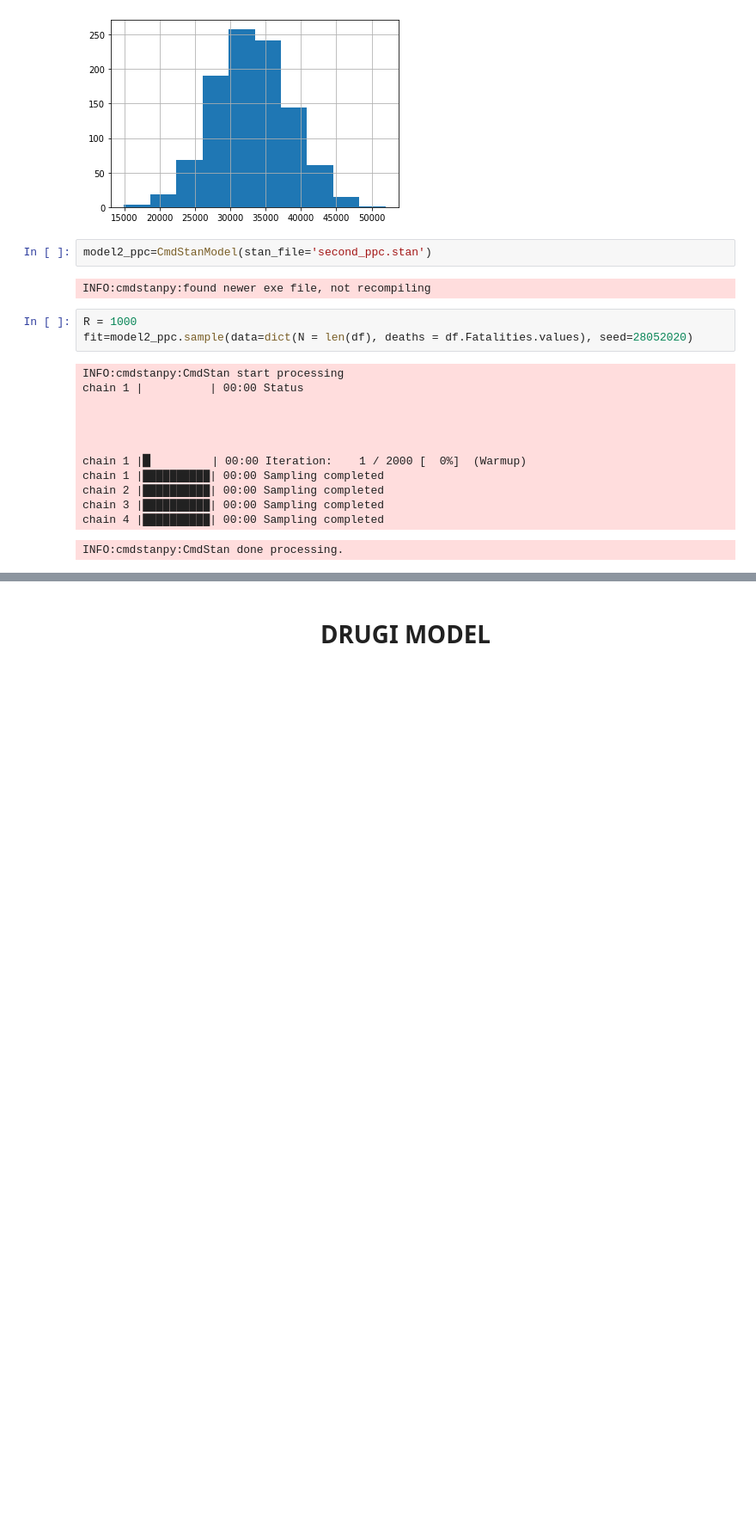
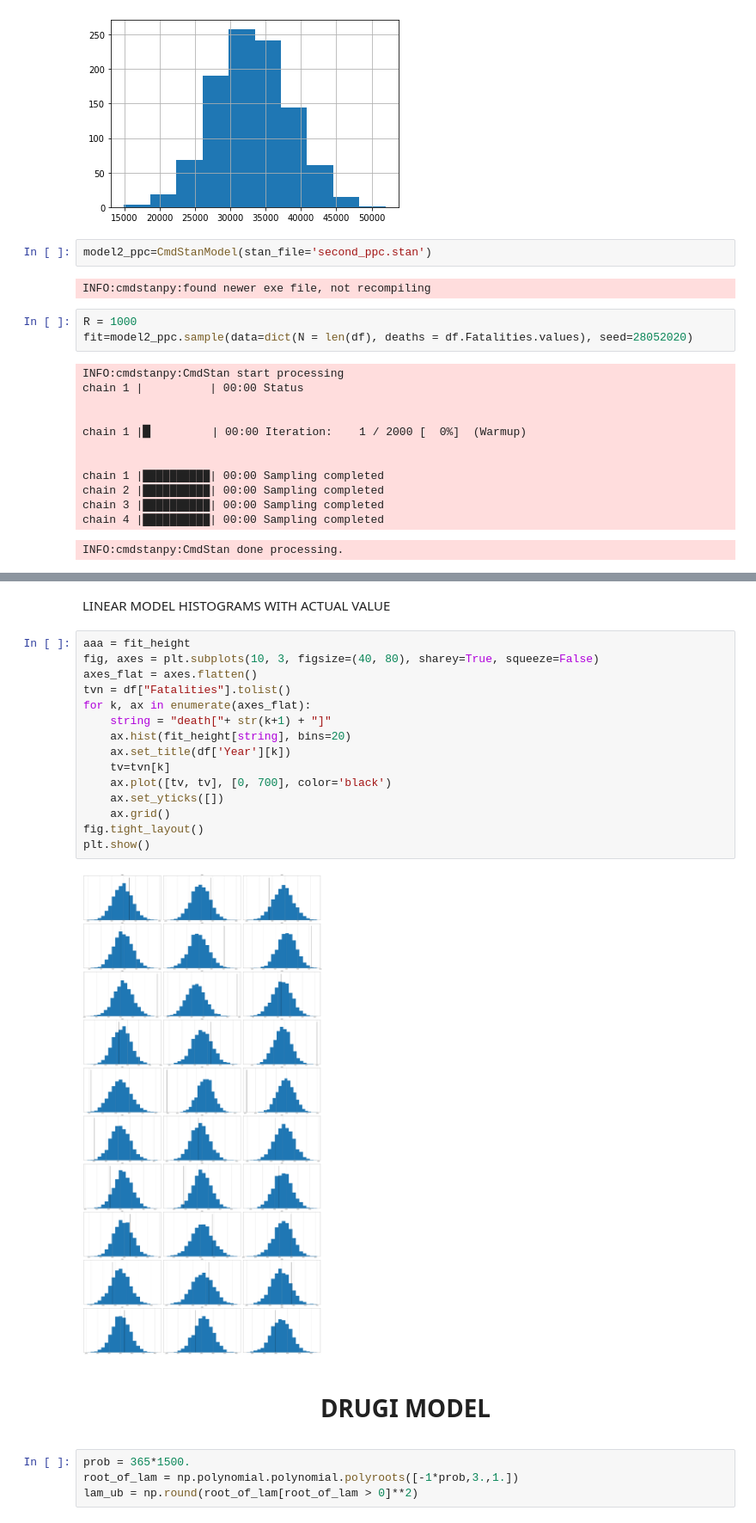
Before and after one commit to FilipZmija/Projekt, a Jupyter notebook: Project/project.ipynb, the cells around one changed output, grey strips where cells are left out. Shown at 86% size. Cells and saved outputs as stored; diff of their text form; blank space fills up the shorter version.

Commit message:
2 modele + porównanie

```diff
--- a/Project/project.ipynb
+++ b/Project/project.ipynb
@@ -169,2 +208,25 @@ plt.show()
+# %% [markdown]
+LINEAR MODEL HISTOGRAMS WITH ACTUAL VALUE
+# %%
+aaa = fit_height
+fig, axes = plt.subplots(10, 3, figsize=(40, 80), sharey=True, squeeze=False)
+axes_flat = axes.flatten()
+tvn = df["Fatalities"].tolist()
+for k, ax in enumerate(axes_flat):
+    string = "death["+ str(k+1) + "]"
+    ax.hist(fit_height[string], bins=20)
+    ax.set_title(df['Year'][k])
+    tv=tvn[k]
+    ax.plot([tv, tv], [0, 700], color='black')
+    ax.set_yticks([])
+    ax.grid()
+fig.tight_layout()
+plt.show()
+# %% [output]
+[figure, added]
 # %% [markdown]
 <center><h1>DRUGI MODEL</h1></center>
+# %%
+prob = 365*1500.
+root_of_lam = np.polynomial.polynomial.polyroots([-1*prob,3.,1.])
+lam_ub = np.round(root_of_lam[root_of_lam > 0]**2)
```
Also changed, not shown: parts of 27 cells of this notebook, 21 other files.
